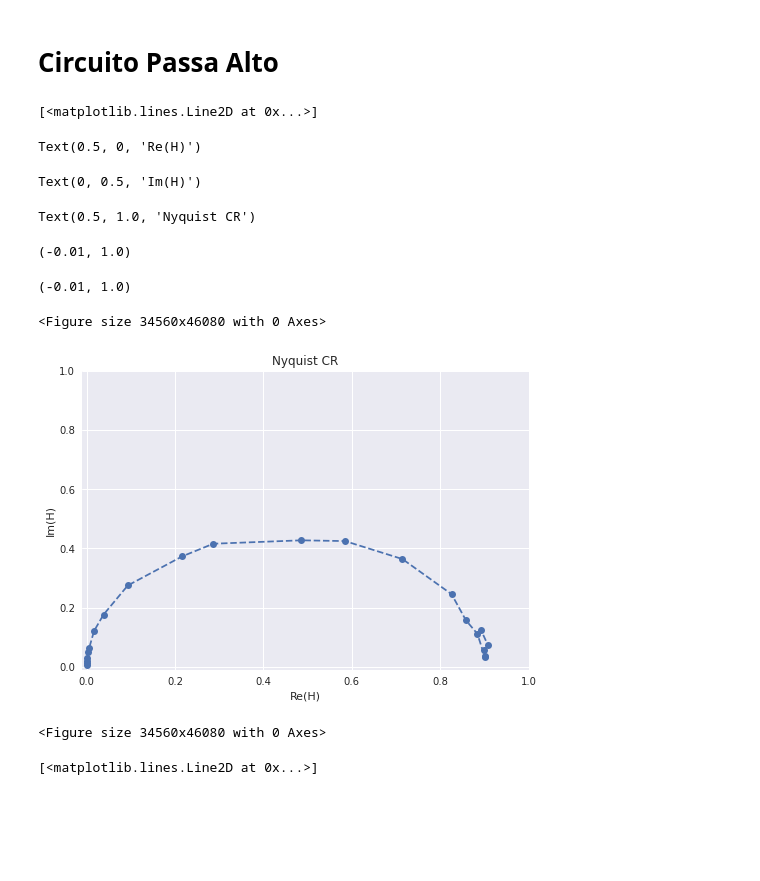
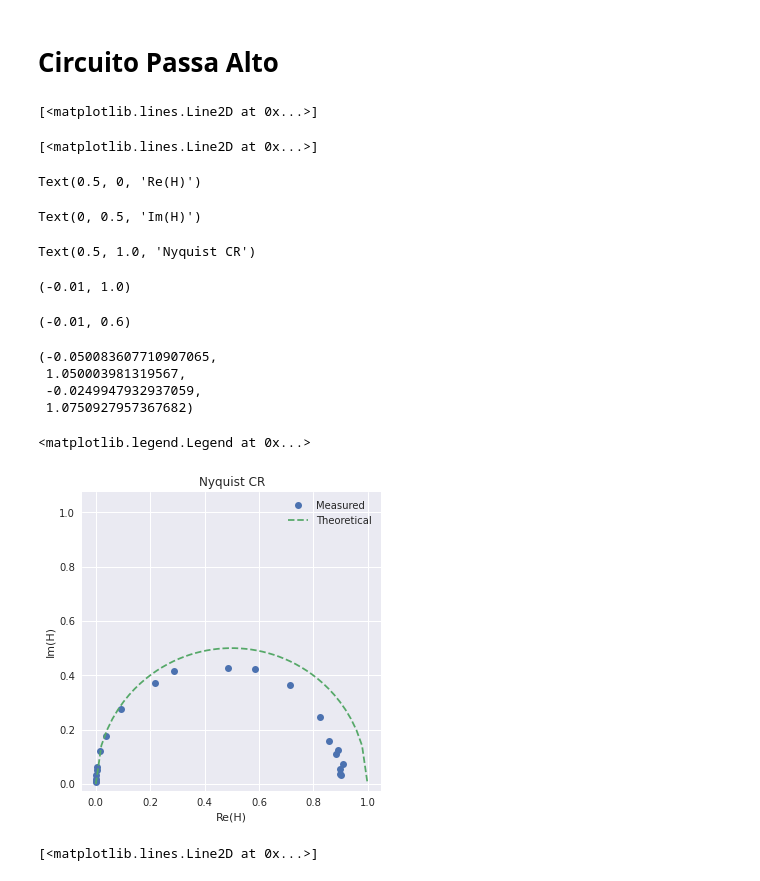
Before and after one commit to RandDouble/LabOEFM, a Jupyter notebook: Elettronica/lab3.ipynb, the cells around one changed output. Cells and saved outputs as stored; diff of their text form; code cells hidden in the pictures; blank space fills up the shorter version.

```diff
--- a/Elettronica/lab3.ipynb
+++ b/Elettronica/lab3.ipynb
@@ -106,34 +127,42 @@ Text(0, 0.5, 'Phase [rad]')
 # %% [markdown]
 # Circuito Passa Alto
 # %%
-data_ = pd.read_csv("day3CR.csv")
-Vin_ = data_["Vin"].values
-Vout_ = data_["Vout"].values
-dt_ = data_["dt"].values
-freq_ = data_["freq"].values
-# data_.head()
+data_2 = pd.read_csv("day3CR.csv")
+Vin_2 = data_2["Vin"].values
+Vout_2 = data_2["Vout"].values
+dt_2 = data_2["dt"].values
+freq_2 = data_2["freq"].values
 
 # Elementi da usare per grafico di Nyquist
-phi_ = dt_*freq_*2.*np.pi
-mod_ = Vout_/Vin_
+phi_2 = dt_2*freq_2*2.*np.pi
+mod_2 = Vout_2/Vin_2
 
-plt.plot(mod_*np.cos(phi_), mod_*np.sin(phi_), 'o--')
+# numbers to plot Theoretical Graph
+x_2 = np.linspace(0., 1., num=50,endpoint=True)
 
+plt.plot(mod_2*np.cos(phi_2), mod_2*np.sin(phi_2), 'o', label='Measured')
+plt.plot(x_2, np.sqrt(.25- np.square(x_2-.5)), '--', label='Theoretical')
 # Rendiamo il Grafico un Filo Carino
 plt.xlabel("Re(H)")
 plt.ylabel("Im(H)")
 plt.title("Nyquist CR")
 plt.xlim(-.01,1)
-plt.ylim(-.01, 1)
+plt.ylim(-.01, .6)
+plt.axis('square')
+plt.legend()
 # %% [output]
 [<matplotlib.lines.Line2D at 0x...>]
-Text(0.5, 0, 'Re(H)')
+[<matplotlib.lines.Line2D at 0x...>]
-Text(0, 0.5, 'Im(H)')
+Text(0.5, 0, 'Re(H)')
-Text(0.5, 1.0, 'Nyquist CR')
+Text(0, 0.5, 'Im(H)')
-(-0.01, 1.0)
+Text(0.5, 1.0, 'Nyquist CR')
 (-0.01, 1.0)
-<Figure size 34560x46080 with 0 Axes>
+(-0.01, 0.6)
+(-0.050083607710907065,
+ 1.050003981319567,
+ -0.0249947932937059,
+ 1.0750927957367682)
+<matplotlib.legend.Legend at 0x...>
-[figure, old version]
+[figure, new version]
-<Figure size 34560x46080 with 0 Axes>
 # %%
 # Calcolo del Guadagno in dB
```
Also changed, not shown: parts of 9 cells of this notebook.
